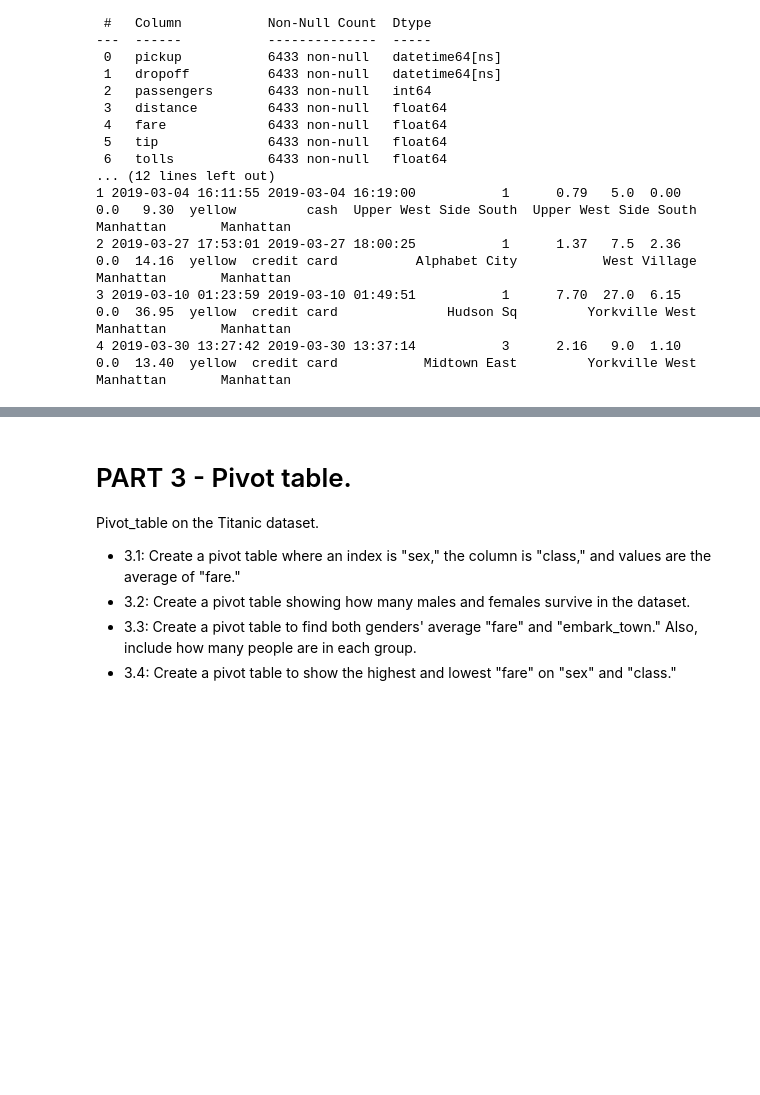
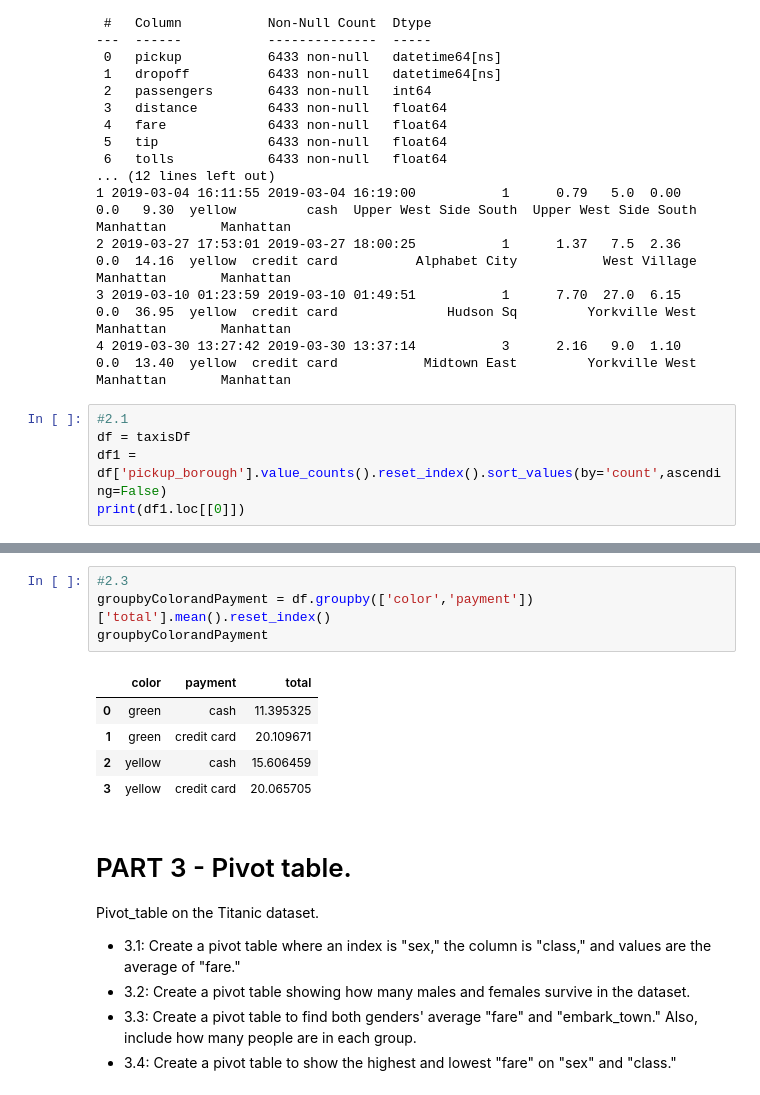
Before and after one commit to firstChetsadakon/myLearnPython, a Jupyter notebook: Chetsadakon_Kongphasuk_of_[week12_lab]_Pandas_Merge_and_Pivot_table.ipynb, the cells around one changed output, grey strips where cells are left out. Saved outputs shown, nothing was run; the diff lists cells and outputs as text; blank space fills up the shorter version.

```diff
--- a/Chetsadakon_Kongphasuk_of_[week12_lab]_Pandas_Merge_and_Pivot_table.ipynb
+++ b/Chetsadakon_Kongphasuk_of_[week12_lab]_Pandas_Merge_and_Pivot_table.ipynb
@@ -92,3 +119,8 @@ Data columns (total 14 columns):
 2 2019-03-27 17:53:01 2019-03-27 18:00:25           1      1.37   7.5  2.36    0.0  14.16  yellow  credit card          Alphabet City           West Village      Manhattan       Manhattan
 3 2019-03-10 01:23:59 2019-03-10 01:49:51           1      7.70  27.0  6.15    0.0  36.95  yellow  credit card              Hudson Sq         Yorkville West      Manhattan       Manhattan
 4 2019-03-30 13:27:42 2019-03-30 13:37:14           3      2.16   9.0  1.10    0.0  13.40  yellow  credit card           Midtown East         Yorkville West      Manhattan       Manhattan
+# %%
+#2.1
+df = taxisDf
+df1 = df['pickup_borough'].value_counts().reset_index().sort_values(by='count',ascending=False)
+print(df1.loc[[0]])
@@ -95,3 +142,13 @@ Data columns (total 14 columns):
+# %%
+#2.3
+groupbyColorandPayment = df.groupby(['color','payment'])['total'].mean().reset_index()
+groupbyColorandPayment
+# %% [output]
+|  | color | payment | total |
+| 0 | green | cash | 11.395325 |
+| 1 | green | credit card | 20.109671 |
+| 2 | yellow | cash | 15.606459 |
+| 3 | yellow | credit card | 20.065705 |
 # %% [markdown]
 # PART 3 - Pivot table.
 
```
Also changed, not shown: parts of 13 cells of this notebook.
